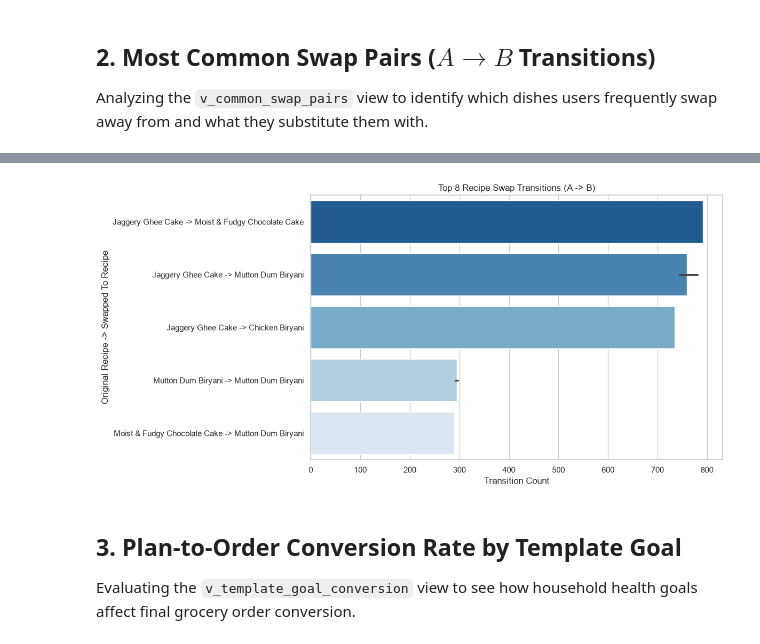
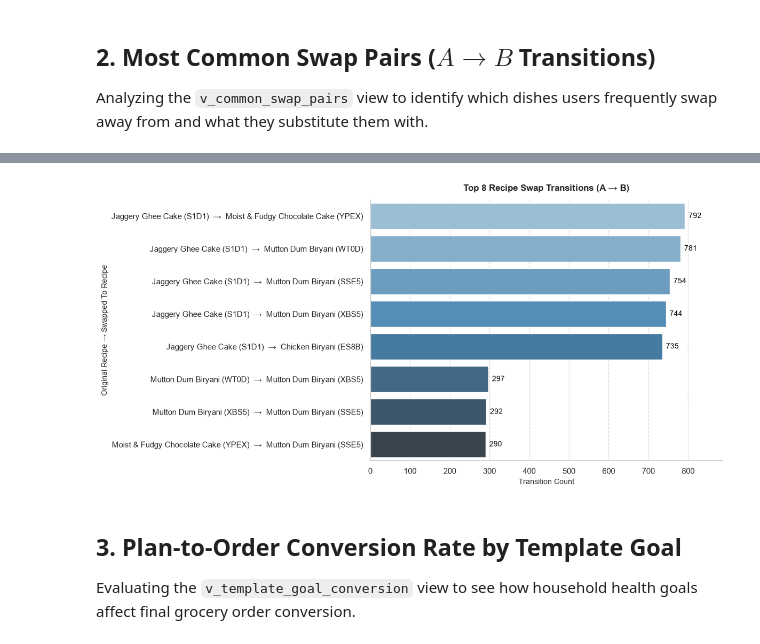
Before and after one commit to ChiranjeeviNanda/shopconnect-recommendation, a Jupyter notebook: notebooks/sql_analysis.ipynb, the cells around one changed output, grey strips where cells are left out. Saved outputs shown, nothing was run; the diff lists cells and outputs as text; code cells hidden in the pictures.

```diff
--- a/notebooks/sql_analysis.ipynb
+++ b/notebooks/sql_analysis.ipynb
@@ -72,42 +111,67 @@ Analyzing the `v_common_swap_pairs` view to identify which dishes users frequent
 # %%
 # Query top swap pairs from the view
 query_swap_pairs = "SELECT * FROM v_common_swap_pairs LIMIT 10;"
 df_swap_pairs = pd.read_sql(query_swap_pairs, engine)
 
-# Display the top frequent swap transitions
 display(df_swap_pairs)
+
+# Create readable transition labels (including short code suffix to distinguish identical dish names)
+top_swaps = df_swap_pairs.head(8).copy()
+top_swaps['transition_label'] = (
+    top_swaps['original_recipe_name'] + ' (' + top_swaps['original_recipe_code'].str[-4:] + ')  →  ' +
+    top_swaps['swapped_to_recipe_name'] + ' (' + top_swaps['swapped_to_recipe_code'].str[-4:] + ')'
+)
 
 # Plot top transition pairs as a horizontal bar chart
 plt.figure(figsize=(12, 6))
-df_swap_pairs['transition_label'] = df_swap_pairs['original_recipe_name'] + ' -> ' + df_swap_pairs['swapped_to_recipe_name']
-sns.barplot(
-    data=df_swap_pairs.head(8),
+ax = sns.barplot(
+    data=top_swaps,
     x='transition_count',
     y='transition_label',
-    palette='Blues_r',
+    palette='Blues_d',
     hue='transition_label',
     legend=False
 )
 
-# This chart highlights the most frequent recipe swap paths (A to B transitions) to understand common user dietary preference overrides.
-plt.title('Top 8 Recipe Swap Transitions (A -> B)')
-plt.xlabel('Transition Count')
-plt.ylabel('Original Recipe -> Swapped To Recipe')
+plt.title('Top 8 Recipe Swap Transitions (A → B)', fontsize=12, weight='bold', pad=12)
+plt.xlabel('Transition Count', fontsize=10)
+plt.ylabel('Original Recipe → Swapped To Recipe', fontsize=10)
+
+# Add headroom on the x-axis for data labels
+max_count = top_swaps['transition_count'].max()
+plt.xlim(0, max_count * 1.12)
+
+# Add data labels to the right of each horizontal bar
+for p in ax.patches:
+    width = p.get_width()
+    ax.annotate(
+        f'{int(width):,}',
+        (width, p.get_y() + p.get_height() / 2.0),
+        ha='left',
+        va='center',
+        fontsize=10,
+        color='black',
+        xytext=(5, 0),
+        textcoords='offset points'
+    )
+
+plt.grid(axis='x', linestyle='--', alpha=0.7)
+sns.despine()
 plt.tight_layout()
 plt.show()
 # %% [output]
 |  | original_recipe_code | original_recipe_name | original_meal_role | swapped_to_recipe_code | ... |
 | 0 | RCP-SHPCXT-EC-20260630-VAGR8Q-01M... | Jaggery Ghee Cake | None | RCP-SHPCXT-EC-20260630-VAGR8Q-01M... | ... |
 | 1 | RCP-SHPCXT-EC-20260630-VAGR8Q-01M... | Jaggery Ghee Cake | None | RCP-SHPCXT-EC-20260630-VAGR8Q-01M... | ... |
 | 2 | RCP-SHPCXT-EC-20260630-VAGR8Q-01M... | Jaggery Ghee Cake | None | RCP-SHPCXT-EC-20260630-VAGR8Q-01M... | ... |
 | 3 | RCP-SHPCXT-EC-20260630-VAGR8Q-01M... | Jaggery Ghee Cake | None | RCP-SHPCXT-EC-20260630-VAGR8Q-01M... | ... |
 | 4 | RCP-SHPCXT-EC-20260630-VAGR8Q-01M... | Jaggery Ghee Cake | None | RCP-SHPCXT-EC-20260630-VAGR8Q-01M... | ... |
 | 5 | RCP-SHPCXT-EC-20260630-VAGR8Q-01M... | Mutton Dum Biryani | None | RCP-SHPCXT-EC-20260630-VAGR8Q-01M... | ... |
 | 6 | RCP-SHPCXT-EC-20260630-VAGR8Q-01M... | Mutton Dum Biryani | None | RCP-SHPCXT-EC-20260630-VAGR8Q-01M... | ... |
 | 7 | RCP-SHPCXT-EC-20260630-VAGR8Q-01M... | Moist & Fudgy Chocolate Cake | None | RCP-SHPCXT-EC-20260630-VAGR8Q-01M... | ... |
 | 8 | RCP-SHPCXT-EC-20260630-VAGR8Q-01M... | Mutton Dum Biryani | None | RCP-SHPCXT-EC-20260630-VAGR8Q-01M... | ... |
 | 9 | RCP-SHPCXT-EC-20260630-VAGR8Q-01M... | Mutton Dum Biryani | None | RCP-SHPCXT-EC-20260630-VAGR8Q-01M... | ... |
-[figure, old version]
+[figure, new version]
 # %% [markdown]
 ## 3. Plan-to-Order Conversion Rate by Template Goal
 Evaluating the `v_template_goal_conversion` view to see how household health goals affect final grocery order conversion.
```
Also changed, not shown: parts of 3 cells of this notebook.
